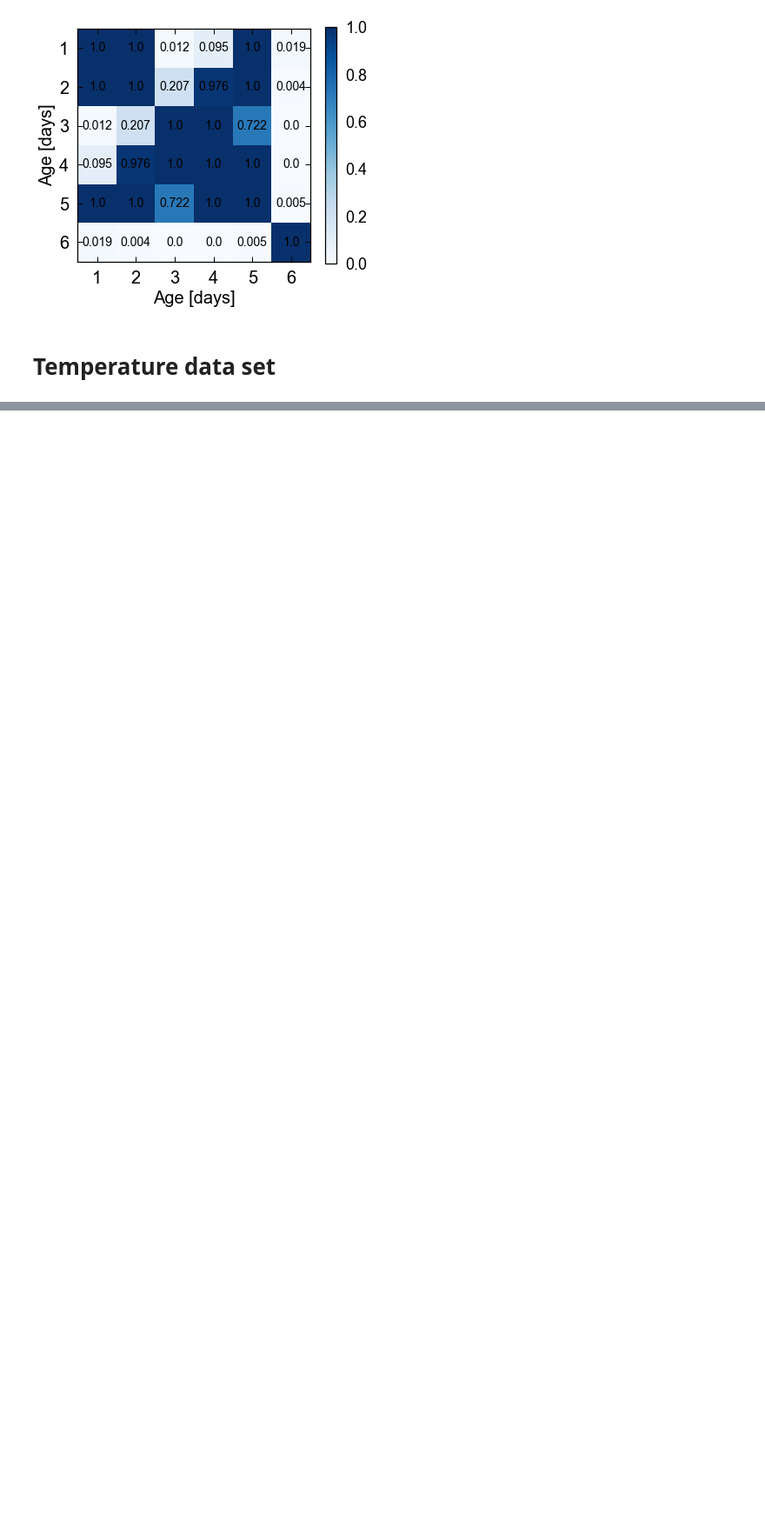
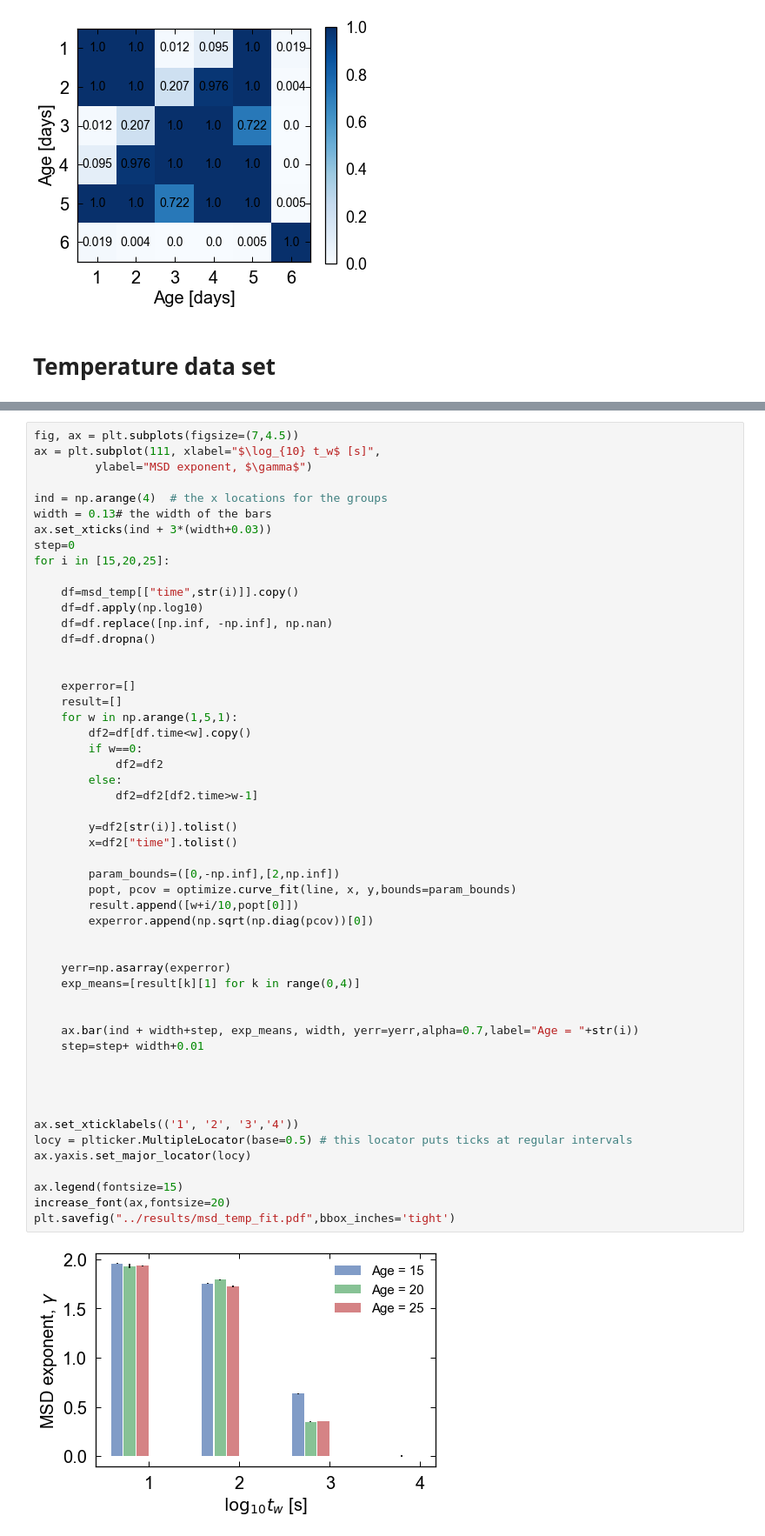
Before and after one commit to lgaalves/CelegansMotility, a Jupyter notebook: python/data_analysis.ipynb, the cells around one changed output, grey strips where cells are left out. Shown at 87% size. Drawn from its saved outputs; the diff is of its cells as text; blank space fills up the shorter version.

```diff
--- a/python/data_analysis.ipynb
+++ b/python/data_analysis.ipynb
@@ -1162,0 +1247,54 @@ matrix_plot_age(p)
+# %%
+fig, ax = plt.subplots(figsize=(7,4.5))
+ax = plt.subplot(111, xlabel="$\log_{10} t_w$ [s]",
+         ylabel="MSD exponent, $\gamma$")
+
+ind = np.arange(4)  # the x locations for the groups
+width = 0.13# the width of the bars
+ax.set_xticks(ind + 3*(width+0.03))
+step=0
+for i in [15,20,25]:
+
+    df=msd_temp[["time",str(i)]].copy()
+    df=df.apply(np.log10)
+    df=df.replace([np.inf, -np.inf], np.nan)
+    df=df.dropna()
+
+
+    experror=[]
+    result=[]
+    for w in np.arange(1,5,1):
+        df2=df[df.time<w].copy()
+        if w==0:
+            df2=df2
+        else:
+            df2=df2[df2.time>w-1]
+
+        y=df2[str(i)].tolist()
+        x=df2["time"].tolist()
+
+        param_bounds=([0,-np.inf],[2,np.inf])
+        popt, pcov = optimize.curve_fit(line, x, y,bounds=param_bounds)
+        result.append([w+i/10,popt[0]])
+        experror.append(np.sqrt(np.diag(pcov))[0])
+
+
+    yerr=np.asarray(experror)
+    exp_means=[result[k][1] for k in range(0,4)]
+
+
+    ax.bar(ind + width+step, exp_means, width, yerr=yerr,alpha=0.7,label="Age = "+str(i))
+    step=step+ width+0.01
+
+
+
+
+ax.set_xticklabels(('1', '2', '3','4'))
+locy = plticker.MultipleLocator(base=0.5) # this locator puts ticks at regular intervals
+ax.yaxis.set_major_locator(locy)
+
+ax.legend(fontsize=15)
+increase_font(ax,fontsize=20)
+plt.savefig("../results/msd_temp_fit.pdf",bbox_inches='tight')
+# %% [output]
+[figure, added]
```
Also changed, not shown: parts of 55 cells of this notebook, 1 other file.
